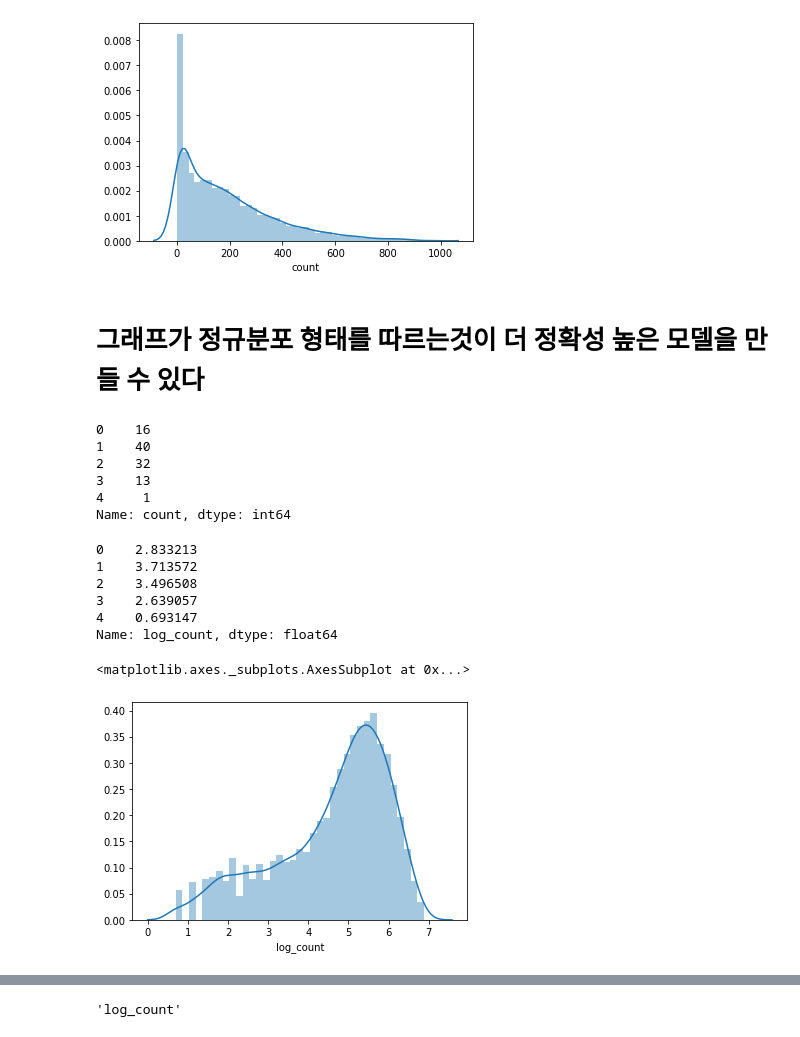
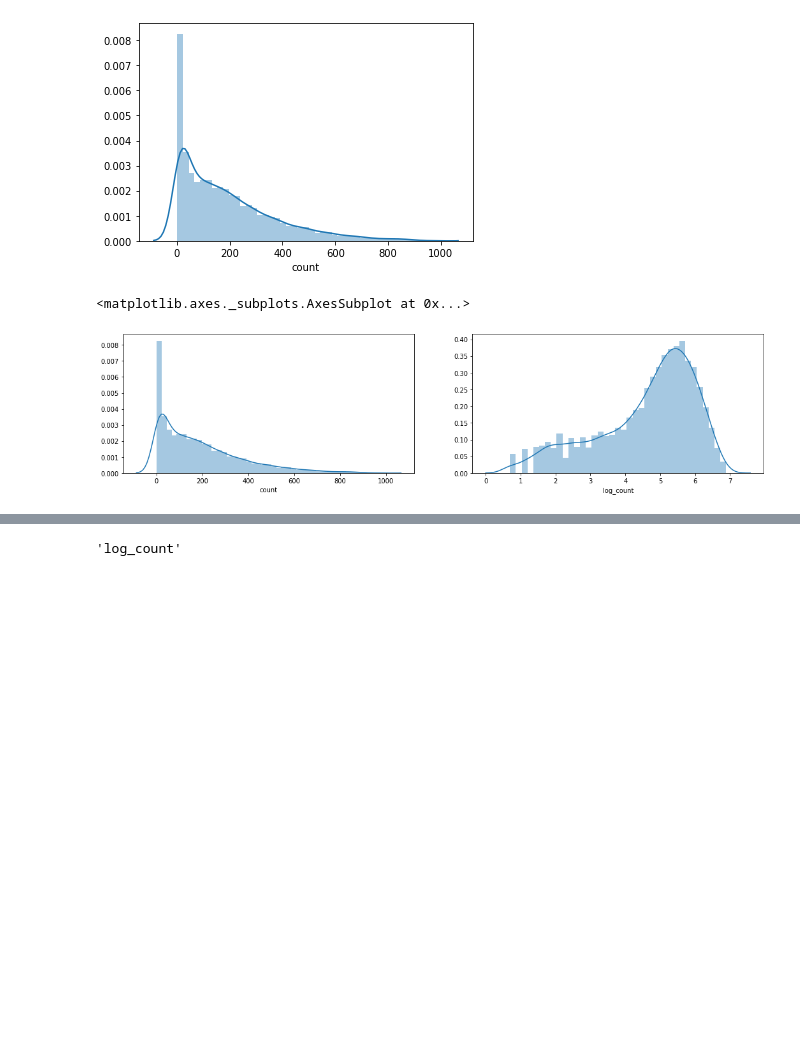
Before and after one commit to taeyoung02/machine-deep-running, a Jupyter notebook: bike-sharing-demand.ipynb, the cells around one changed output, grey strips where cells are left out. Saved outputs shown, nothing was run; the diff lists cells and outputs as text; code cells hidden in the pictures; blank space fills up the shorter version.

```diff
--- a/bike-sharing-demand.ipynb
+++ b/bike-sharing-demand.ipynb
@@ -218,0 +372,3 @@ sns.pointplot(data=train, x="datetime-hour", y="count", hue="datetime-dayofweek(
+# %%
+a = loading1.T #T = 전치행렬. 행과 열을 바꿔서 행렬연산을 가능하게만듬  5x3
+b = only_weather1
@@ -218,0 +400,4 @@ sns.pointplot(data=train, x="datetime-hour", y="count", hue="datetime-dayofweek(
+# %%
+c = np.dot(b,a) #행렬곱 실행. 이 행렬곱으로 원래 행렬(weather묶음)이 새로운 축을 기준으로 회전함
+print(c.shape)
+c
@@ -218,0 +429,3 @@ sns.pointplot(data=train, x="datetime-hour", y="count", hue="datetime-dayofweek(
+# %%
+pca_dataset = pd.DataFrame({'PC1': c[:, 0], 'PC2': c[:, 1], 'PC3': c[:, 2]})
+pca_dataset
@@ -218,0 +473,4 @@ sns.pointplot(data=train, x="datetime-hour", y="count", hue="datetime-dayofweek(
+# %%
+train['PC1'] = pca_dataset['PC1']
+train['PC2'] = pca_dataset['PC2']
+train['PC3'] = pca_dataset['PC3']
@@ -221,30 +495,17 @@ sns.distplot(train["count"])
 # %% [output]
 <matplotlib.axes._subplots.AxesSubplot at 0x...>
 [figure]
-# %% [markdown]
-# 그래프가 정규분포 형태를 따르는것이 더 정확성 높은 모델을 만들 수 있다
 # %%
-train["log_count"] = np.log(train["count"]+1)
-train["count"].head()
+train["log_count"] = np.log(train["count"] + 1) #좀 더 정규분표와 비슷하게 만들어 신빙성을 높임
-# %% [output]
-0    16
-1    40
-2    32
-3    13
-4     1
-Name: count, dtype: int64
-# %%
-train["log_count"].head()
-# %% [output]
-0    2.833213
-1    3.713572
-2    3.496508
-3    2.639057
-4    0.693147
-Name: log_count, dtype: float64
-# %%
-sns.distplot(train["log_count"])
-# %% [output]
-<matplotlib.axes._subplots.AxesSubplot at 0x...>
-[figure, removed]
+# %%
+figure, (ax1, ax2) = plt.subplots(nrows=1, ncols=2)
+
+figure.set_size_inches(18, 4)
+
+sns.distplot(train["count"], ax=ax1)
+
+sns.distplot(train["log_count"], ax=ax2)
+# %% [output]
+<matplotlib.axes._subplots.AxesSubplot at 0x...>
+[figure, added]
 # %%
```
Also changed, not shown: parts of 133 cells of this notebook.
